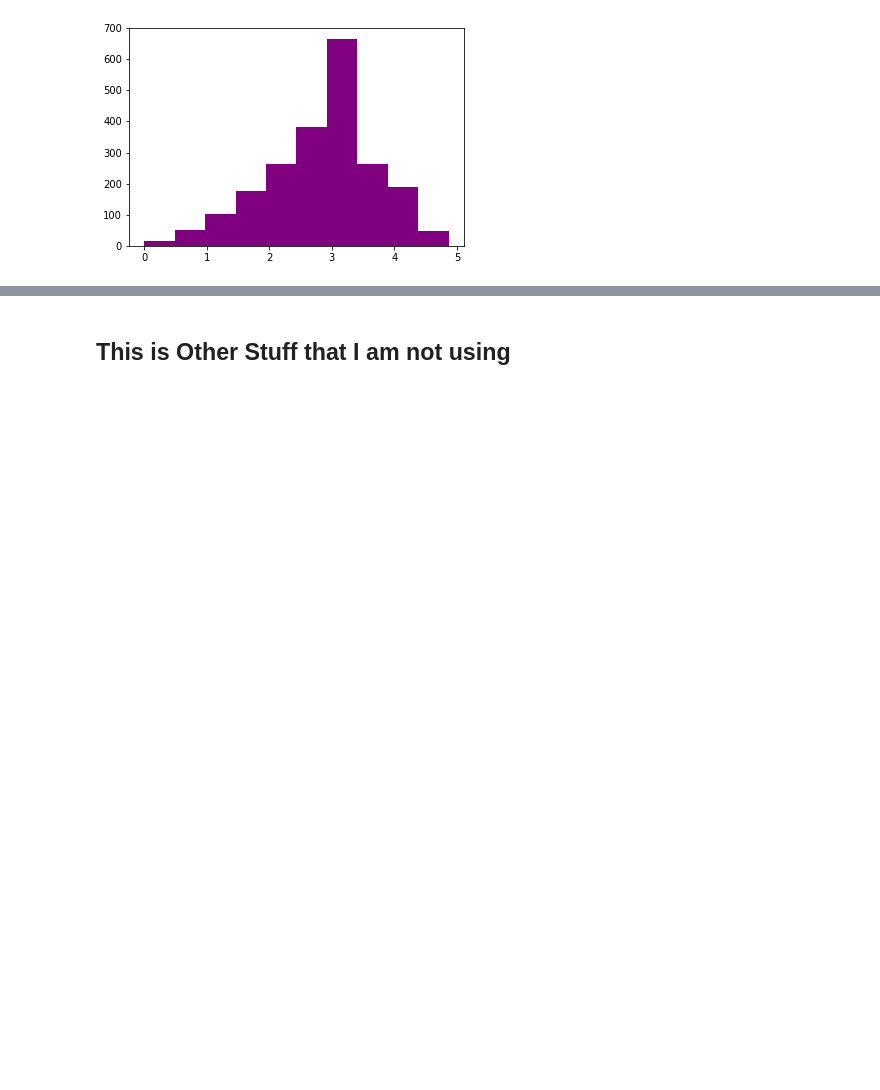
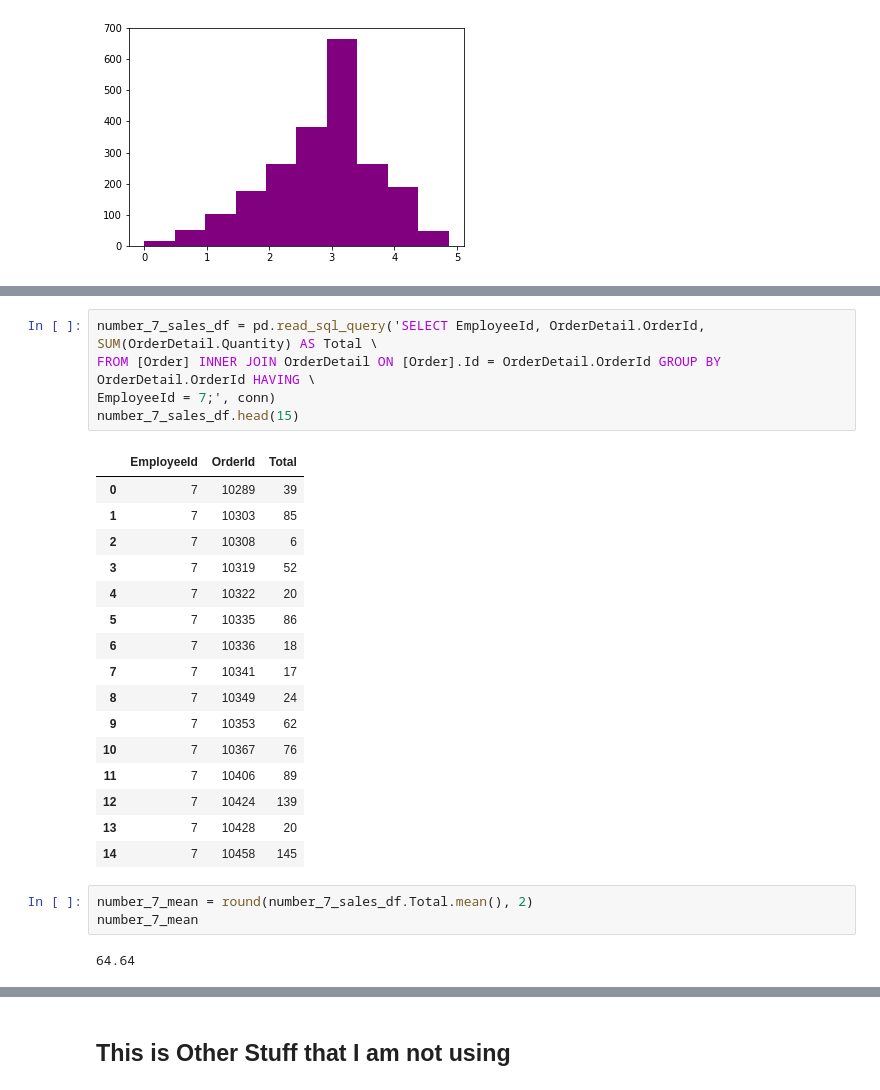
Before and after one commit to MagicMilly/dsc-2-final-project-online-ds-ft-100118, a Jupyter notebook: student.ipynb, the cells around one changed output, grey strips where cells are left out. Cells and saved outputs as stored; diff of their text form; blank space fills up the shorter version.

```diff
--- a/student.ipynb
+++ b/student.ipynb
@@ -451,0 +501,27 @@ sales_mean
+# %%
+number_7_sales_df = pd.read_sql_query('SELECT EmployeeId, OrderDetail.OrderId, SUM(OrderDetail.Quantity) AS Total \
+FROM [Order] INNER JOIN OrderDetail ON [Order].Id = OrderDetail.OrderId GROUP BY OrderDetail.OrderId HAVING \
+EmployeeId = 7;', conn)
+number_7_sales_df.head(15)
+# %% [output]
+|  | EmployeeId | OrderId | Total |
+| 0 | 7 | 10289 | 39 |
+| 1 | 7 | 10303 | 85 |
+| 2 | 7 | 10308 | 6 |
+| 3 | 7 | 10319 | 52 |
+| 4 | 7 | 10322 | 20 |
+| 5 | 7 | 10335 | 86 |
+| 6 | 7 | 10336 | 18 |
+| 7 | 7 | 10341 | 17 |
+| 8 | 7 | 10349 | 24 |
+| 9 | 7 | 10353 | 62 |
+| 10 | 7 | 10367 | 76 |
+| 11 | 7 | 10406 | 89 |
+| 12 | 7 | 10424 | 139 |
+| 13 | 7 | 10428 | 20 |
+| 14 | 7 | 10458 | 145 |
+# %%
+number_7_mean = round(number_7_sales_df.Total.mean(), 2)
+number_7_mean
+# %% [output]
+64.64
```
Also changed, not shown: parts of 20 cells of this notebook.
